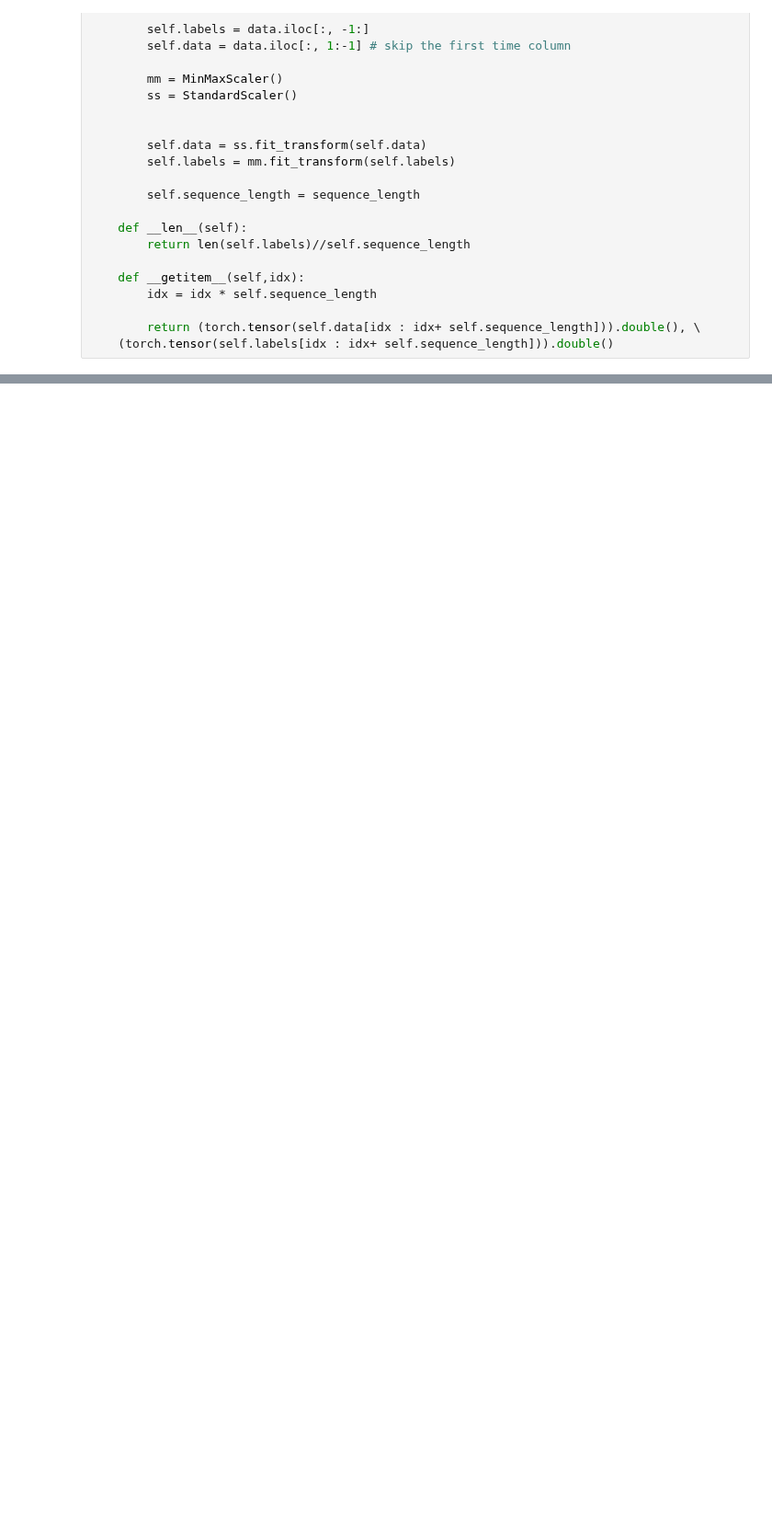
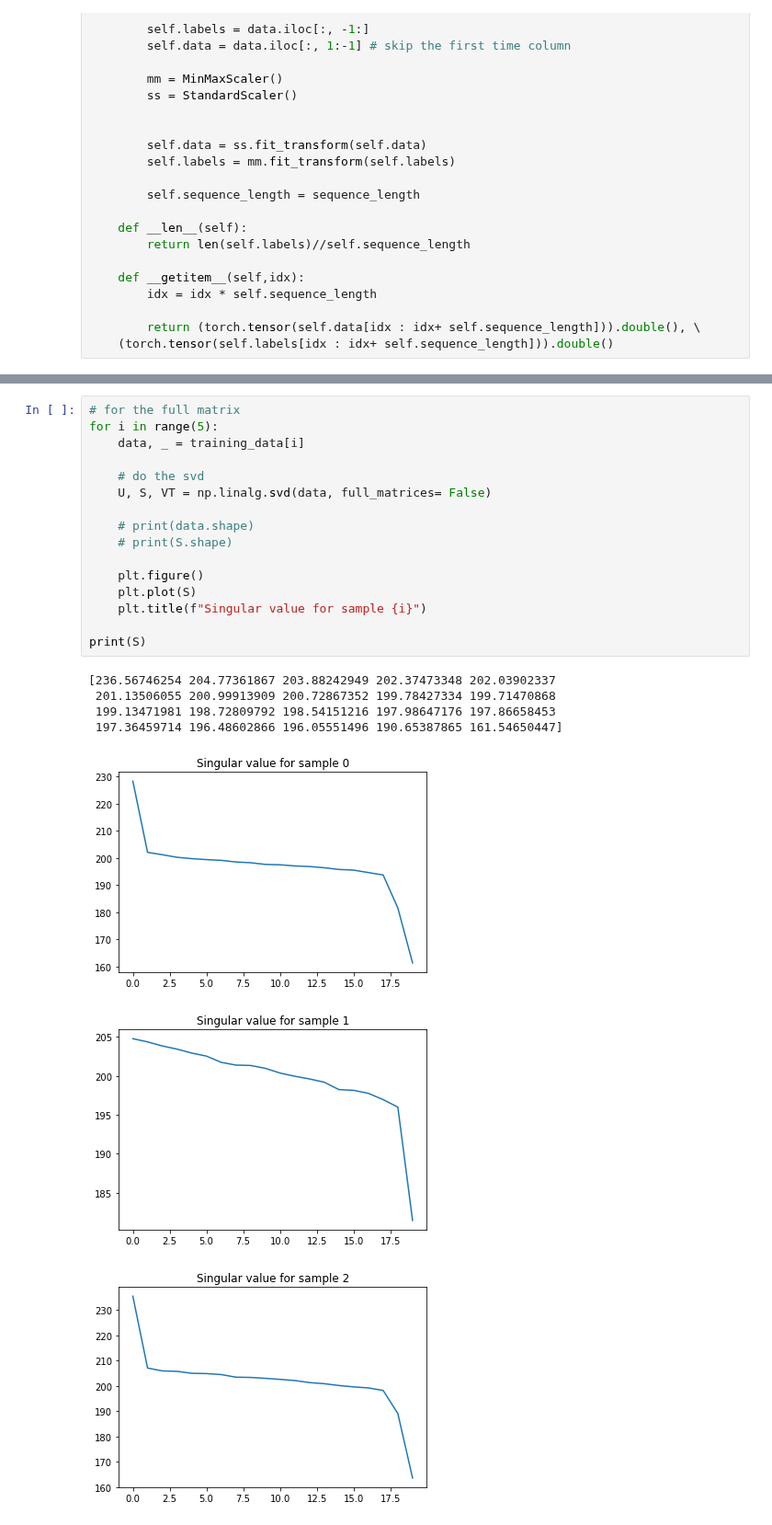
Before and after one commit to ChangyiYang/SimpleLSTM, a Jupyter notebook: simpleLSTMwithPCA.ipynb, the cells around one changed output, grey strips where cells are left out. Shown at 92% size. Cells and saved outputs as stored; diff of their text form; blank space fills up the shorter version.

```diff
--- a/simpleLSTM.ipynb
+++ b/simpleLSTMwithPCA.ipynb
@@ -62,0 +80,24 @@ testing_data = ReactorData('data_PBMR_400.csv', sequence_length= 10, start_perce
+# %%
+# for the full matrix
+for i in range(5):
+    data, _ = training_data[i]
+
+    # do the svd
+    U, S, VT = np.linalg.svd(data, full_matrices= False)
+
+    # print(data.shape)
+    # print(S.shape)
+
+    plt.figure()
+    plt.plot(S)
+    plt.title(f"Singular value for sample {i}")
+
+print(S)
+# %% [output]
+[236.56746254 204.77361867 203.88242949 202.37473348 202.03902337
+ 201.13506055 200.99913909 200.72867352 199.78427334 199.71470868
+ 199.13471981 198.72809792 198.54151216 197.98647176 197.86658453
+ 197.36459714 196.48602866 196.05551496 190.65387865 161.54650447]
+[figure, added]
+[figure, added]
+[figure, added]
```
Also changed, not shown: parts of 7 cells of this notebook.
